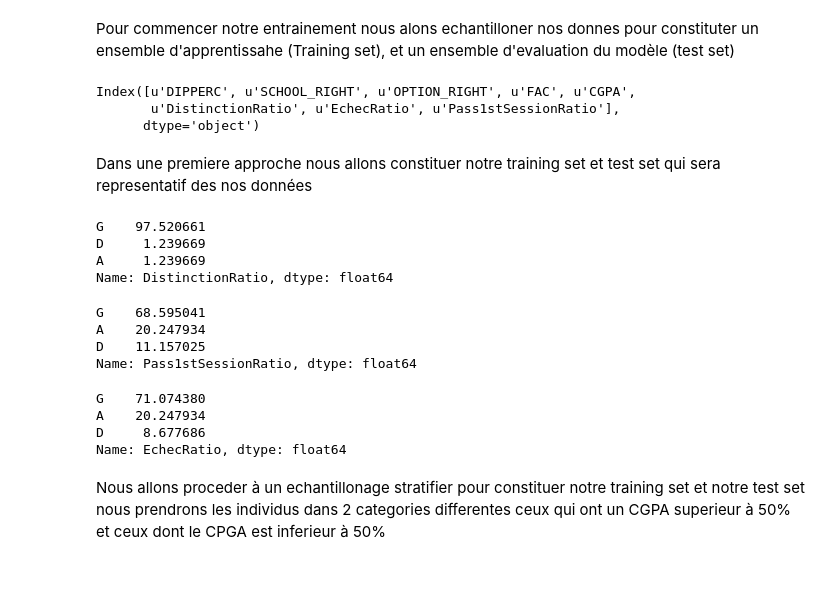
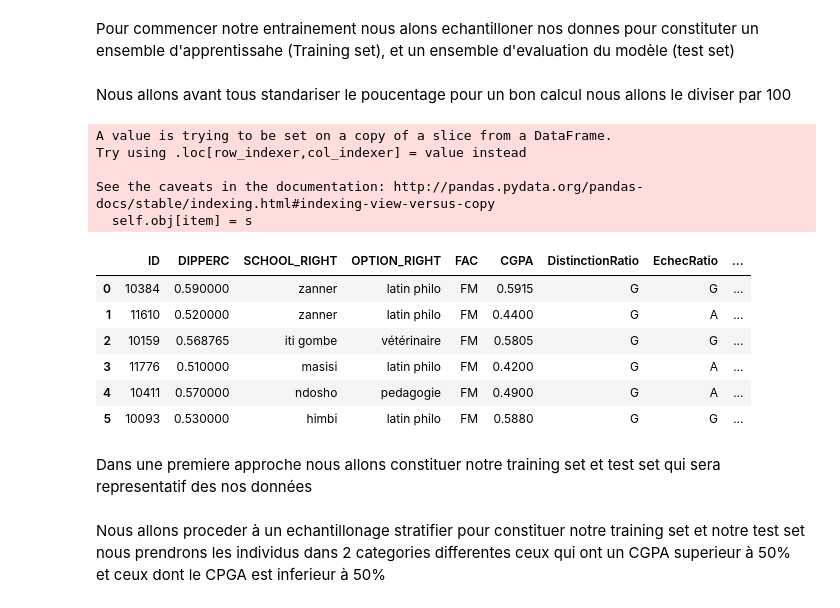
Before and after one commit to espoirMur/Student-Grade-Predictor, a Jupyter notebook: notebook/PredictiveModelBuilding.ipynb, the cells around one changed output. Cells and saved outputs as stored; diff of their text form; code cells hidden in the pictures; blank space fills up the shorter version.

```diff
--- a/notebook/PredictiveModelBuilding.ipynb
+++ b/notebook/PredictiveModelBuilding.ipynb
@@ -402,35 +403,30 @@ X.loc[:,'CGPA']=X.CGPA/100
 Pour commencer notre entrainement nous alons echantilloner nos donnes pour constituter un ensemble d'apprentissahe (Training set), et un ensemble d'evaluation du modèle (test set)
 # %%
 Medecine=datasetCGPA.loc[datasetCGPA.FAC=='FM']
-# %%
-Medecine.columns
-# %% [output]
-Index([u'DIPPERC', u'SCHOOL_RIGHT', u'OPTION_RIGHT', u'FAC', u'CGPA',
-       u'DistinctionRatio', u'EchecRatio', u'Pass1stSessionRatio'],
-      dtype='object')
+# %% [markdown]
+Nous allons avant tous standariser le poucentage pour un bon calcul nous allons le diviser par 100
+# %%
+Medecine.loc[:,'DIPPERC']=Medecine.DIPPERC/100
+# %% [output]
+A value is trying to be set on a copy of a slice from a DataFrame.
+Try using .loc[row_indexer,col_indexer] = value instead
+
+See the caveats in the documentation: http://pandas.pydata.org/pandas-docs/stable/indexing.html#indexing-view-versus-copy
+  self.obj[item] = s
+# %%
+Medecine.loc[:,'CGPA']=Medecine.CGPA/100
+# %%
+Medecine.head(6)
+# %% [output]
+|  | ID | DIPPERC | SCHOOL_RIGHT | OPTION_RIGHT | FAC | CGPA | DistinctionRatio | EchecRatio | ... |
+| 0 | 10384 | 0.590000 | zanner | latin philo | FM | 0.5915 | G | G | ... |
+| 1 | 11610 | 0.520000 | zanner | latin philo | FM | 0.4400 | G | A | ... |
+| 2 | 10159 | 0.568765 | iti gombe | vétérinaire | FM | 0.5805 | G | G | ... |
+| 3 | 11776 | 0.510000 | masisi | latin philo | FM | 0.4200 | G | A | ... |
+| 4 | 10411 | 0.570000 | ndosho | pedagogie | FM | 0.4900 | G | A | ... |
+| 5 | 10093 | 0.530000 | himbi | latin philo | FM | 0.5880 | G | G | ... |
 # %% [markdown]
 Dans une premiere approche nous allons constituer notre training set et test set qui sera representatif des nos données
-# %%
-Medecine.DistinctionRatio.value_counts()*100/len(Medecine)
-# %% [output]
-G    97.520661
-D     1.239669
-A     1.239669
-Name: DistinctionRatio, dtype: float64
-# %%
-Medecine.Pass1stSessionRatio.value_counts()*100/len(Medecine)
-# %% [output]
-G    68.595041
-A    20.247934
-D    11.157025
-Name: Pass1stSessionRatio, dtype: float64
-# %%
-Medecine.EchecRatio.value_counts()*100/len(Medecine)
-# %% [output]
-G    71.074380
-A    20.247934
-D     8.677686
-Name: EchecRatio, dtype: float64
 # %% [markdown]
 Nous allons proceder à un echantillonage stratifier pour constituer notre training set et notre test set nous prendrons les individus dans 2 categories differentes ceux qui ont un CGPA superieur à 50% et ceux dont le CPGA est inferieur à 50%
 # %%
```
Also changed, not shown: parts of 321 cells of this notebook, 3 other files.
